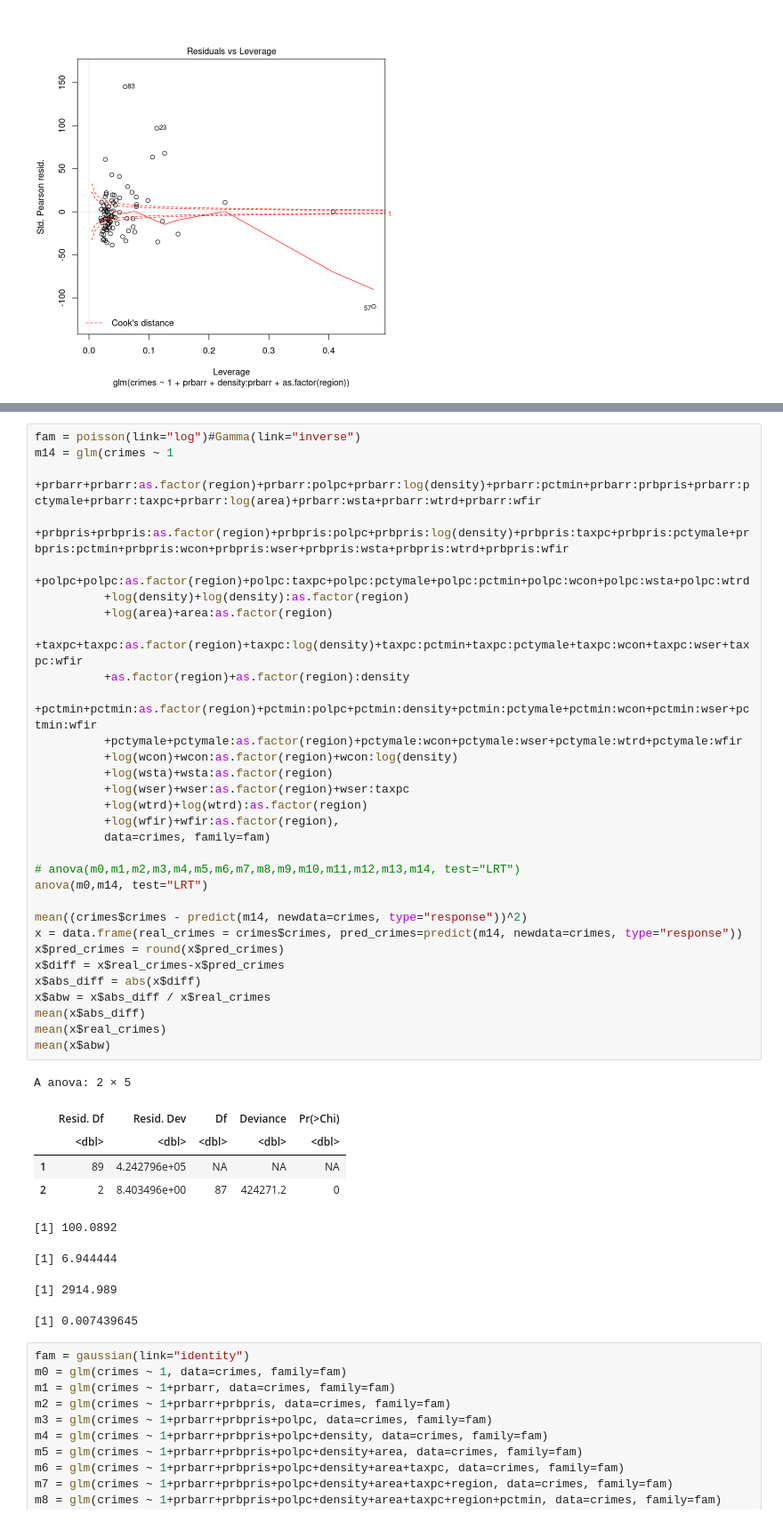
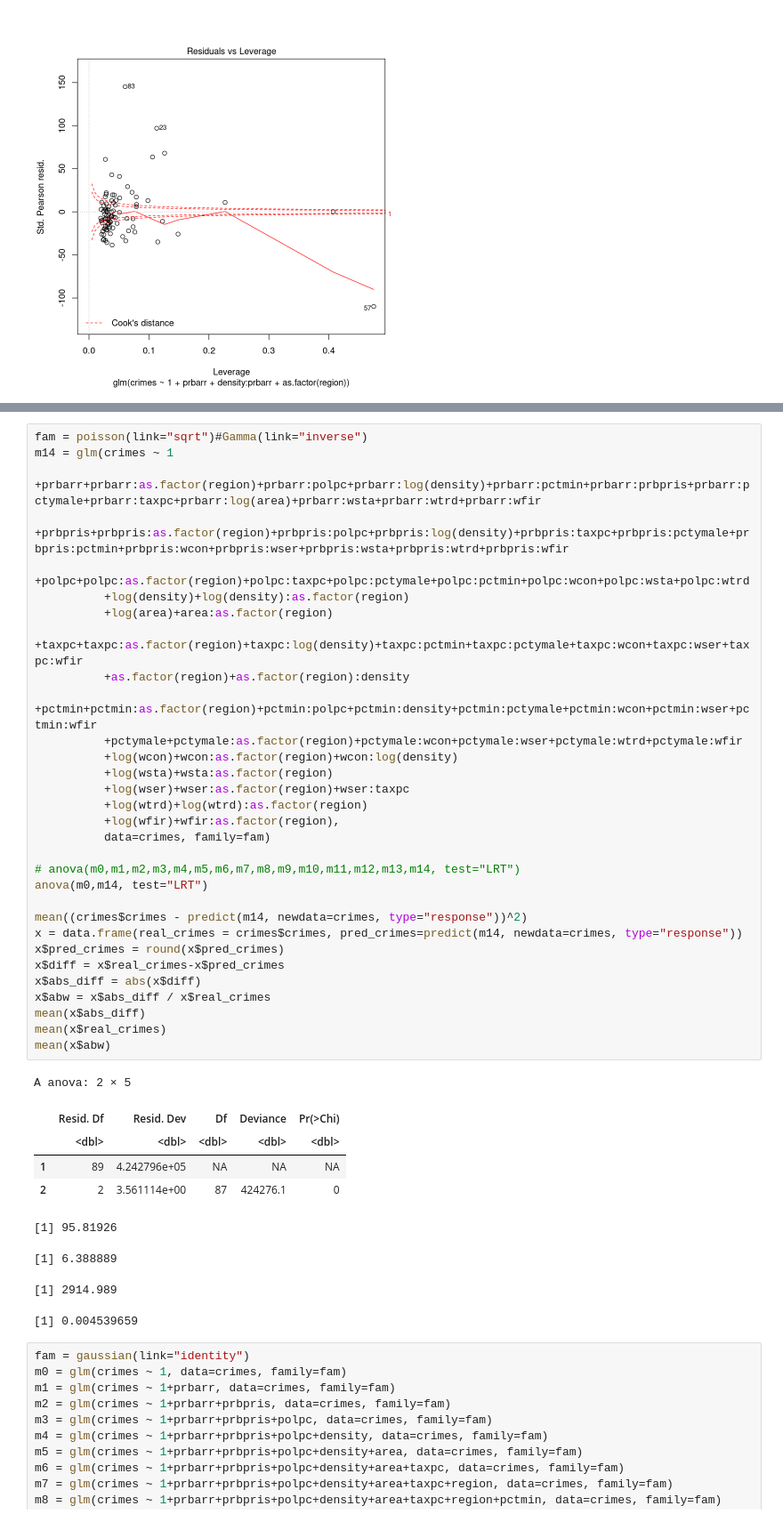
Before and after one commit to HenningAthor/SV_Crimes, a Jupyter notebook: Henning/Henning_notebook.ipynb, the cells around one changed output, grey strips where cells are left out. Shown at 89% size. Saved outputs shown, nothing was run; the diff lists cells and outputs as text.

```diff
--- a/Henning_notebook.ipynb
+++ b/Henning/Henning_notebook.ipynb
@@ -121,7 +134,7 @@ A anova: 2 × 5
 [1] 2914.989
 [1] 0.04328899
 # %%
-fam = poisson(link="log")#Gamma(link="inverse")
+fam = poisson(link="sqrt")#Gamma(link="inverse")
 m14 = glm(crimes ~ 1
           +prbarr+prbarr:as.factor(region)+prbarr:polpc+prbarr:log(density)+prbarr:pctmin+prbarr:prbpris+prbarr:pctymale+prbarr:taxpc+prbarr:log(area)+prbarr:wsta+prbarr:wtrd+prbarr:wfir
           +prbpris+prbpris:as.factor(region)+prbpris:polpc+prbpris:log(density)+prbpris:taxpc+prbpris:pctymale+prbpris:pctmin+prbpris:wcon+prbpris:wser+prbpris:wsta+prbpris:wtrd+prbpris:wfir
@@ -129,38 +142,38 @@ m14 = glm(crimes ~ 1
           +log(density)+log(density):as.factor(region)
           +log(area)+area:as.factor(region)
           +taxpc+taxpc:as.factor(region)+taxpc:log(density)+taxpc:pctmin+taxpc:pctymale+taxpc:wcon+taxpc:wser+taxpc:wfir
           +as.factor(region)+as.factor(region):density
           +pctmin+pctmin:as.factor(region)+pctmin:polpc+pctmin:density+pctmin:pctymale+pctmin:wcon+pctmin:wser+pctmin:wfir
           +pctymale+pctymale:as.factor(region)+pctymale:wcon+pctymale:wser+pctymale:wtrd+pctymale:wfir
           +log(wcon)+wcon:as.factor(region)+wcon:log(density)
           +log(wsta)+wsta:as.factor(region)
           +log(wser)+wser:as.factor(region)+wser:taxpc
           +log(wtrd)+log(wtrd):as.factor(region)
           +log(wfir)+wfir:as.factor(region),
           data=crimes, family=fam)
 
 # anova(m0,m1,m2,m3,m4,m5,m6,m7,m8,m9,m10,m11,m12,m13,m14, test="LRT")
 anova(m0,m14, test="LRT")
 
 mean((crimes$crimes - predict(m14, newdata=crimes, type="response"))^2)
 x = data.frame(real_crimes = crimes$crimes, pred_crimes=predict(m14, newdata=crimes, type="response"))
 x$pred_crimes = round(x$pred_crimes)
 x$diff = x$real_crimes-x$pred_crimes
 x$abs_diff = abs(x$diff)
 x$abw = x$abs_diff / x$real_crimes
 mean(x$abs_diff)
 mean(x$real_crimes)
 mean(x$abw)
 # %% [output]
 A anova: 2 × 5
 |  | Resid. Df | Resid. Dev | Df | Deviance | Pr(>Chi) |
 |  | <dbl> | <dbl> | <dbl> | <dbl> | <dbl> |
 | 1 | 89 | 4.242796e+05 | NA | NA | NA |
-| 2 | 2 | 8.403496e+00 | 87 | 424271.2 | 0 |
+| 2 | 2 | 3.561114e+00 | 87 | 424276.1 | 0 |
-[1] 100.0892
+[1] 95.81926
-[1] 6.944444
+[1] 6.388889
 [1] 2914.989
-[1] 0.007439645
+[1] 0.004539659
 # %%
 fam = gaussian(link="identity")
 m0 = glm(crimes ~ 1, data=crimes, family=fam)
```
Also changed, not shown: parts of 1 cell of this notebook, 2 other files.
